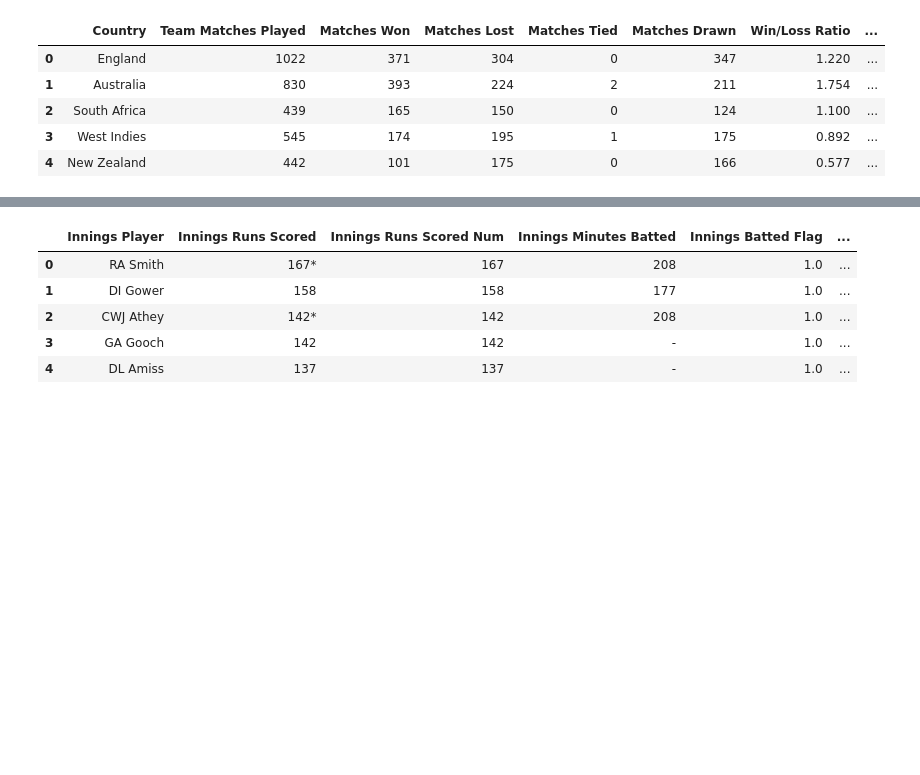
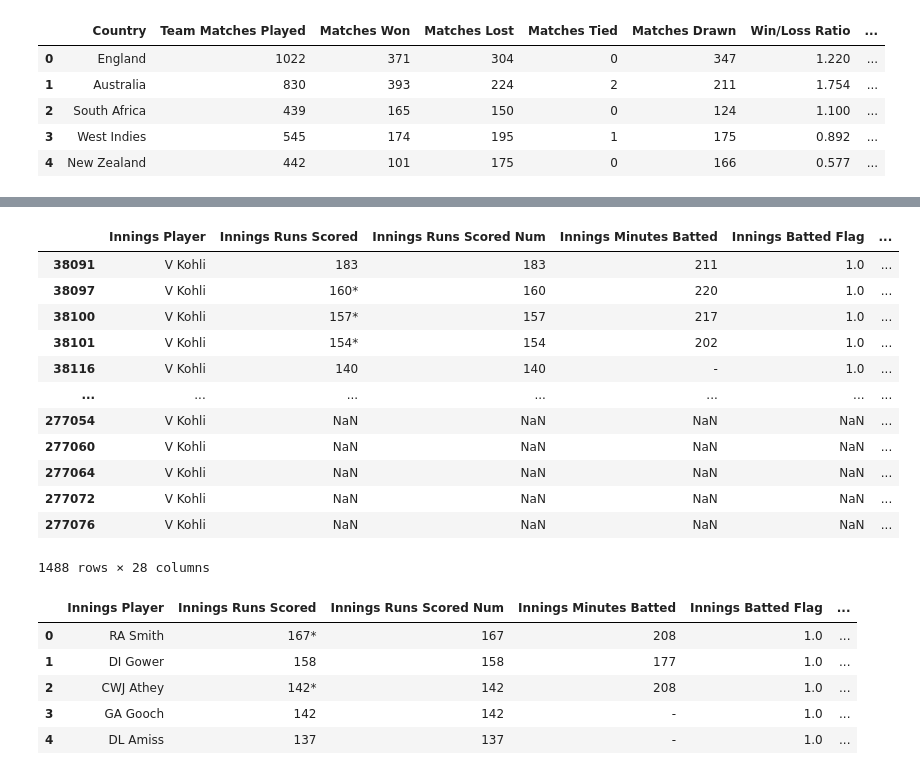
Before and after one commit to jpnaveenkumar/D3, a Jupyter notebook: project/Info_viz_project_cric_viz.ipynb, the cells around one changed output, grey strips where cells are left out. Drawn from its saved outputs; the diff is of its cells as text; code cells hidden in the pictures; blank space fills up the shorter version.

```diff
--- a/project/Info_viz_project_cric_viz.ipynb
+++ b/project/Info_viz_project_cric_viz.ipynb
@@ -74,3 +90,19 @@ odi_player_innings = pd.concat([odi_player_innings_20, odi_player_innings_21])
+# %%
+odi_player_innings[odi_player_innings["Innings Player"] == "V Kohli"]
+# %% [output]
+|  | Innings Player | Innings Runs Scored | Innings Runs Scored Num | Innings Minutes Batted | Innings Batted Flag | ... |
+| 38091 | V Kohli | 183 | 183 | 211 | 1.0 | ... |
+| 38097 | V Kohli | 160* | 160 | 220 | 1.0 | ... |
+| 38100 | V Kohli | 157* | 157 | 217 | 1.0 | ... |
+| 38101 | V Kohli | 154* | 154 | 202 | 1.0 | ... |
+| 38116 | V Kohli | 140 | 140 | - | 1.0 | ... |
+| ... | ... | ... | ... | ... | ... | ... |
+| 277054 | V Kohli | NaN | NaN | NaN | NaN | ... |
+| 277060 | V Kohli | NaN | NaN | NaN | NaN | ... |
+| 277064 | V Kohli | NaN | NaN | NaN | NaN | ... |
+| 277072 | V Kohli | NaN | NaN | NaN | NaN | ... |
+| 277076 | V Kohli | NaN | NaN | NaN | NaN | ... |
+1488 rows × 28 columns
 # %%
 odi_player_innings.head()
 # %% [output]
```
Also changed, not shown: parts of 1 cell of this notebook, 43 other files.
